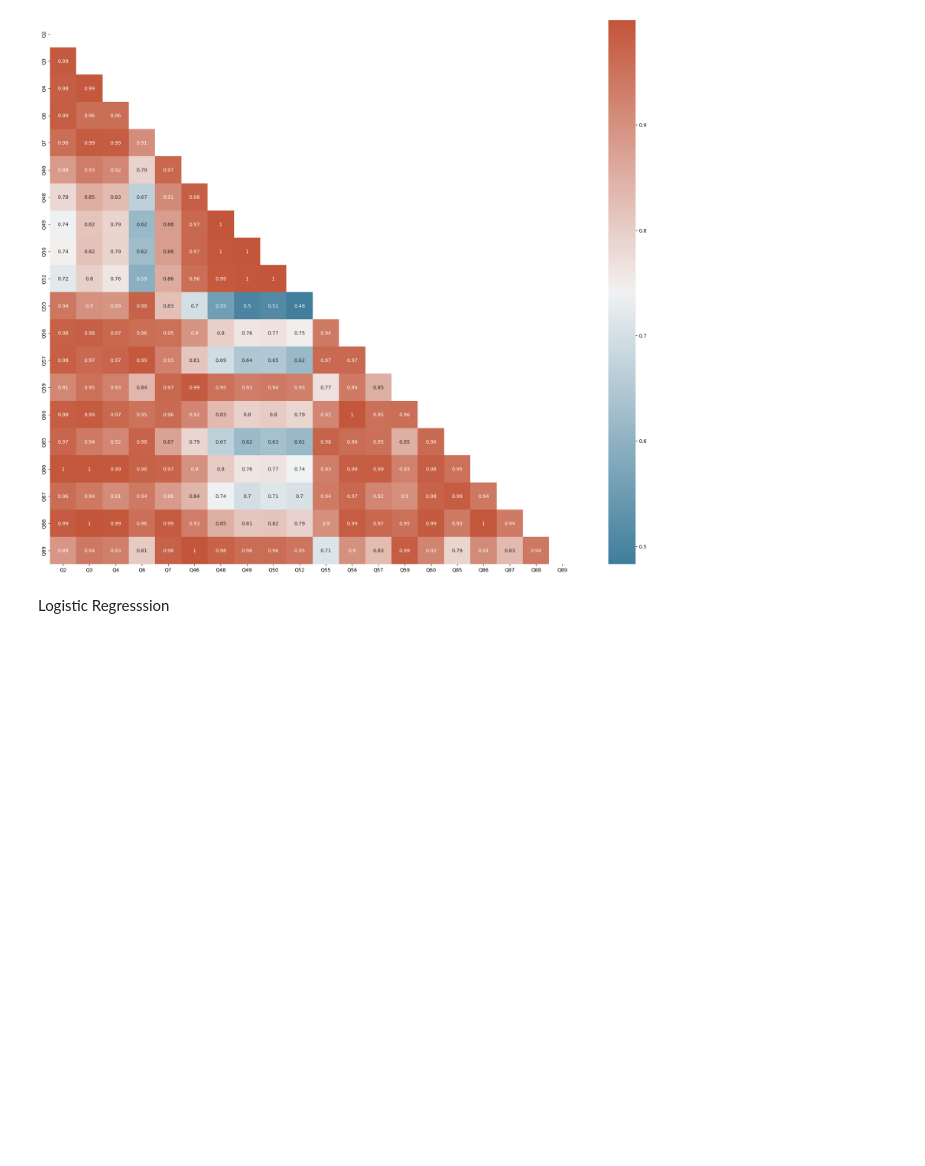
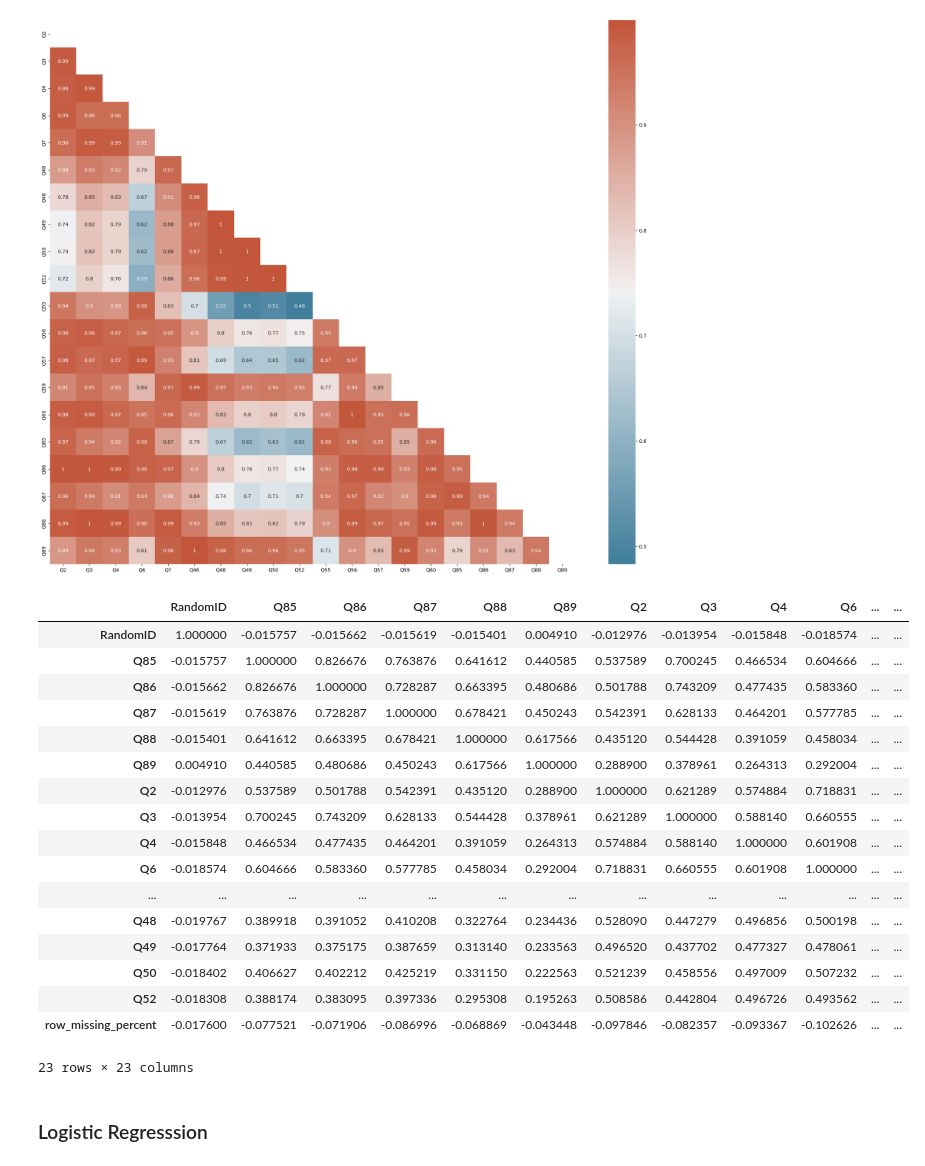
Before and after one commit to CJunger/agency-turnover, a Jupyter notebook: agency_analysis.ipynb, the cells around one changed output. Saved outputs shown, nothing was run; the diff lists cells and outputs as text; code cells hidden in the pictures; blank space fills up the shorter version.

```diff
--- a/agency_analysis.ipynb
+++ b/agency_analysis.ipynb
@@ -322,4 +314,27 @@ sns.heatmap(corr, annot=True, mask = mask, cmap=cmap)
 <Axes: >
 [figure]
 # %%
+#Identify any variables that are correlated more than .8
+#Export Correlation to a DF
 corr = labor_df.corr()
+corr_df = pd.DataFrame(corr)
+corr_df
+# %% [output]
+|  | RandomID | Q85 | Q86 | Q87 | Q88 | Q89 | Q2 | Q3 | Q4 | Q6 | ... | ... |
+| RandomID | 1.000000 | -0.015757 | -0.015662 | -0.015619 | -0.015401 | 0.004910 | -0.012976 | -0.013954 | -0.015848 | -0.018574 | ... | ... |
+| Q85 | -0.015757 | 1.000000 | 0.826676 | 0.763876 | 0.641612 | 0.440585 | 0.537589 | 0.700245 | 0.466534 | 0.604666 | ... | ... |
+| Q86 | -0.015662 | 0.826676 | 1.000000 | 0.728287 | 0.663395 | 0.480686 | 0.501788 | 0.743209 | 0.477435 | 0.583360 | ... | ... |
+| Q87 | -0.015619 | 0.763876 | 0.728287 | 1.000000 | 0.678421 | 0.450243 | 0.542391 | 0.628133 | 0.464201 | 0.577785 | ... | ... |
+| Q88 | -0.015401 | 0.641612 | 0.663395 | 0.678421 | 1.000000 | 0.617566 | 0.435120 | 0.544428 | 0.391059 | 0.458034 | ... | ... |
+| Q89 | 0.004910 | 0.440585 | 0.480686 | 0.450243 | 0.617566 | 1.000000 | 0.288900 | 0.378961 | 0.264313 | 0.292004 | ... | ... |
+| Q2 | -0.012976 | 0.537589 | 0.501788 | 0.542391 | 0.435120 | 0.288900 | 1.000000 | 0.621289 | 0.574884 | 0.718831 | ... | ... |
+| Q3 | -0.013954 | 0.700245 | 0.743209 | 0.628133 | 0.544428 | 0.378961 | 0.621289 | 1.000000 | 0.588140 | 0.660555 | ... | ... |
+| Q4 | -0.015848 | 0.466534 | 0.477435 | 0.464201 | 0.391059 | 0.264313 | 0.574884 | 0.588140 | 1.000000 | 0.601908 | ... | ... |
+| Q6 | -0.018574 | 0.604666 | 0.583360 | 0.577785 | 0.458034 | 0.292004 | 0.718831 | 0.660555 | 0.601908 | 1.000000 | ... | ... |
+| ... | ... | ... | ... | ... | ... | ... | ... | ... | ... | ... | ... | ... |
+| Q48 | -0.019767 | 0.389918 | 0.391052 | 0.410208 | 0.322764 | 0.234436 | 0.528090 | 0.447279 | 0.496856 | 0.500198 | ... | ... |
+| Q49 | -0.017764 | 0.371933 | 0.375175 | 0.387659 | 0.313140 | 0.233563 | 0.496520 | 0.437702 | 0.477327 | 0.478061 | ... | ... |
+| Q50 | -0.018402 | 0.406627 | 0.402212 | 0.425219 | 0.331150 | 0.222563 | 0.521239 | 0.458556 | 0.497009 | 0.507232 | ... | ... |
+| Q52 | -0.018308 | 0.388174 | 0.383095 | 0.397336 | 0.295308 | 0.195263 | 0.508586 | 0.442804 | 0.496726 | 0.493562 | ... | ... |
+| row_missing_percent | -0.017600 | -0.077521 | -0.071906 | -0.086996 | -0.068869 | -0.043448 | -0.097846 | -0.082357 | -0.093367 | -0.102626 | ... | ... |
+23 rows × 23 columns
@@ -330,2 +362,2 @@ corr = labor_df.corr()
 # %% [markdown]
-Logistic Regresssion
+### Logistic Regresssion
```
Also changed, not shown: parts of 29 cells of this notebook, 1 other file.
